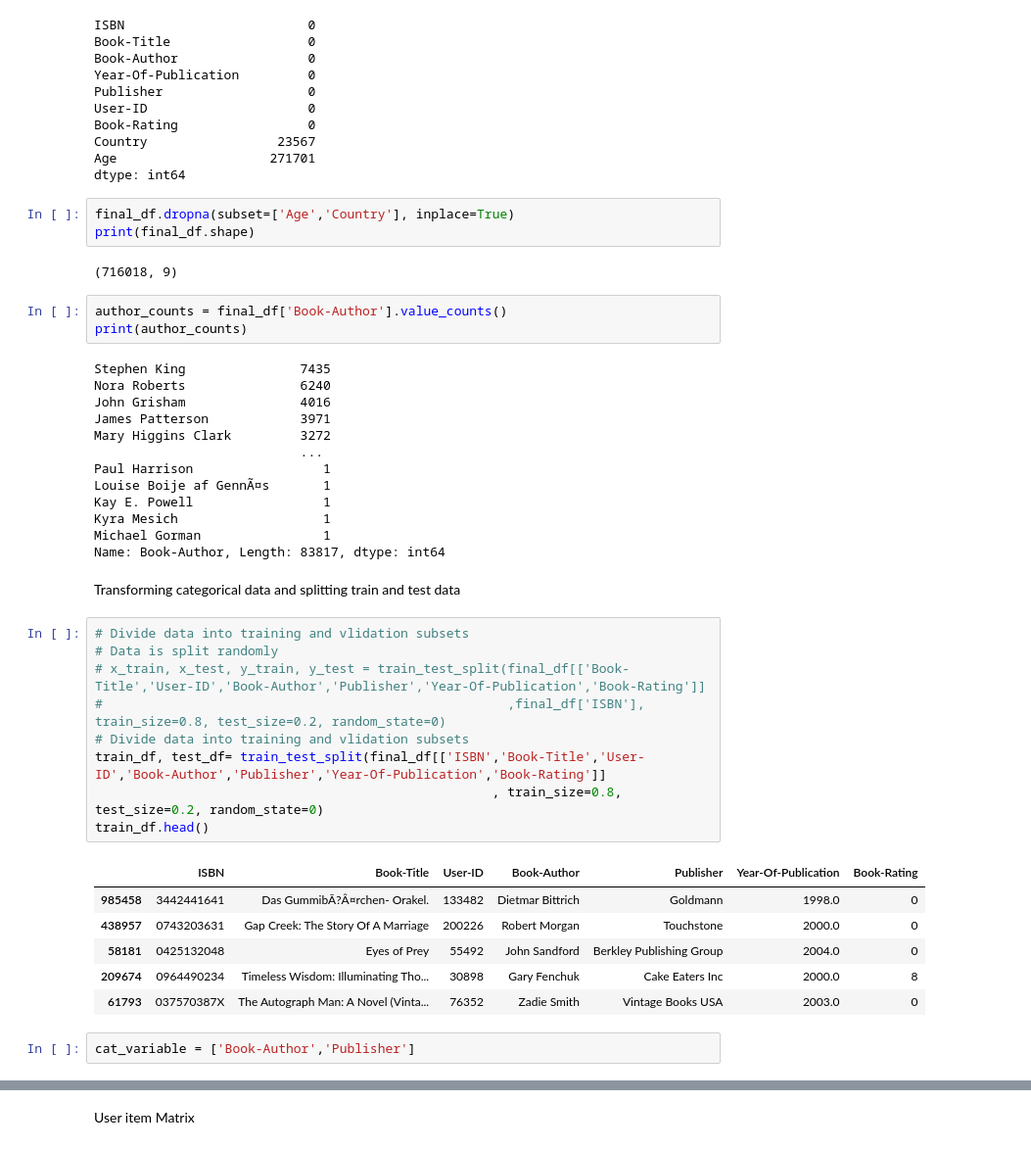
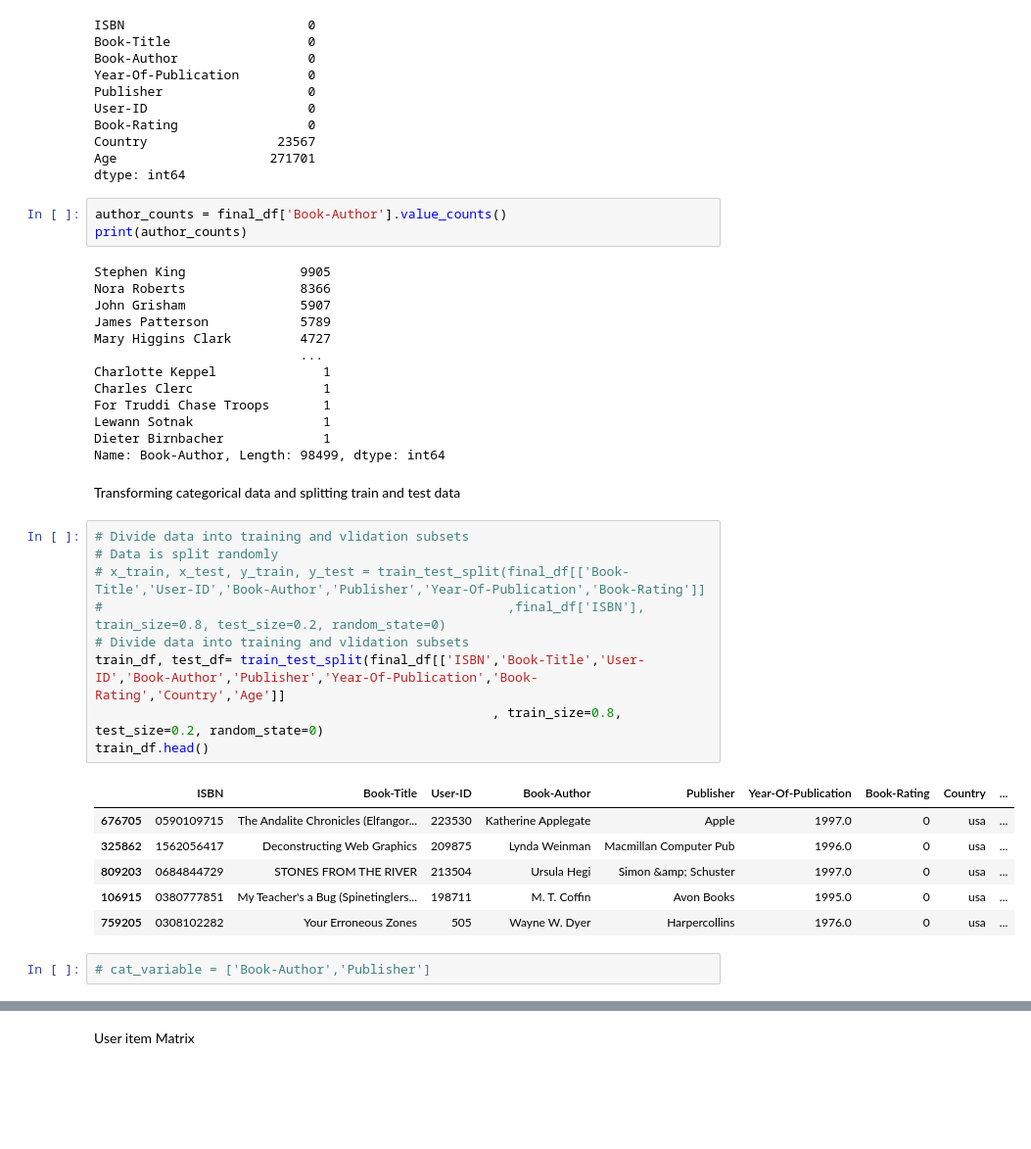
Before and after one commit to flo-shi/Recommender-System, a Jupyter notebook: recommenda_system.ipynb, the cells around one changed output, grey strips where cells are left out. Shown at 98% size. Drawn from its saved outputs; the diff is of its cells as text; blank space fills up the shorter version.

```diff
--- a/recommenda_system.ipynb
+++ b/recommenda_system.ipynb
@@ -373,46 +375,41 @@ Book-Rating                 0
 Country                 23567
 Age                    271701
 dtype: int64
-# %%
-final_df.dropna(subset=['Age','Country'], inplace=True)
-print(final_df.shape)
-# %% [output]
-(716018, 9)
 # %%
 author_counts = final_df['Book-Author'].value_counts()
 print(author_counts)
 # %% [output]
-Stephen King               7435
-Nora Roberts               6240
-John Grisham               4016
-James Patterson            3971
-Mary Higgins Clark         3272
+Stephen King               9905
+Nora Roberts               8366
+John Grisham               5907
+James Patterson            5789
+Mary Higgins Clark         4727
                            ...
-Paul Harrison                 1
-Louise Boije af GennÃ¤s       1
-Kay E. Powell                 1
-Kyra Mesich                   1
-Michael Gorman                1
-Name: Book-Author, Length: 83817, dtype: int64
+Charlotte Keppel              1
+Charles Clerc                 1
+For Truddi Chase Troops       1
+Lewann Sotnak                 1
+Dieter Birnbacher             1
+Name: Book-Author, Length: 98499, dtype: int64
 # %% [markdown]
 Transforming categorical data and splitting train and test data
 # %%
 # Divide data into training and vlidation subsets
 # Data is split randomly
 # x_train, x_test, y_train, y_test = train_test_split(final_df[['Book-Title','User-ID','Book-Author','Publisher','Year-Of-Publication','Book-Rating']]
 #                                                     ,final_df['ISBN'], train_size=0.8, test_size=0.2, random_state=0)
 # Divide data into training and vlidation subsets
-train_df, test_df= train_test_split(final_df[['ISBN','Book-Title','User-ID','Book-Author','Publisher','Year-Of-Publication','Book-Rating']]
+train_df, test_df= train_test_split(final_df[['ISBN','Book-Title','User-ID','Book-Author','Publisher','Year-Of-Publication','Book-Rating','Country','Age']]
                                                     , train_size=0.8, test_size=0.2, random_state=0)
 train_df.head()
 # %% [output]
-|  | ISBN | Book-Title | User-ID | Book-Author | Publisher | Year-Of-Publication | Book-Rating |
-| 985458 | 3442441641 | Das GummibÃ?Â¤rchen- Orakel. | 133482 | Dietmar Bittrich | Goldmann | 1998.0 | 0 |
-| 438957 | 0743203631 | Gap Creek: The Story Of A Marriage | 200226 | Robert Morgan | Touchstone | 2000.0 | 0 |
-| 58181 | 0425132048 | Eyes of Prey | 55492 | John Sandford | Berkley Publishing Group | 2004.0 | 0 |
-| 209674 | 0964490234 | Timeless Wisdom: Illuminating Tho... | 30898 | Gary Fenchuk | Cake Eaters Inc | 2000.0 | 8 |
-| 61793 | 037570387X | The Autograph Man: A Novel (Vinta... | 76352 | Zadie Smith | Vintage Books USA | 2003.0 | 0 |
+|  | ISBN | Book-Title | User-ID | Book-Author | Publisher | Year-Of-Publication | Book-Rating | Country | ... |
+| 676705 | 0590109715 | The Andalite Chronicles (Elfangor... | 223530 | Katherine Applegate | Apple | 1997.0 | 0 | usa | ... |
+| 325862 | 1562056417 | Deconstructing Web Graphics | 209875 | Lynda Weinman | Macmillan Computer Pub | 1996.0 | 0 | usa | ... |
+| 809203 | 0684844729 | STONES FROM THE RIVER | 213504 | Ursula Hegi | Simon &amp; Schuster | 1997.0 | 0 | usa | ... |
+| 106915 | 0380777851 | My Teacher's a Bug (Spinetinglers... | 198711 | M. T. Coffin | Avon Books | 1995.0 | 0 | usa | ... |
+| 759205 | 0308102282 | Your Erroneous Zones | 505 | Wayne W. Dyer | Harpercollins | 1976.0 | 0 | usa | ... |
 # %%
-cat_variable = ['Book-Author','Publisher']
+# cat_variable = ['Book-Author','Publisher']
 # %%
 # Frequency Encoding Technique
```
Also changed, not shown: parts of 28 cells of this notebook.
